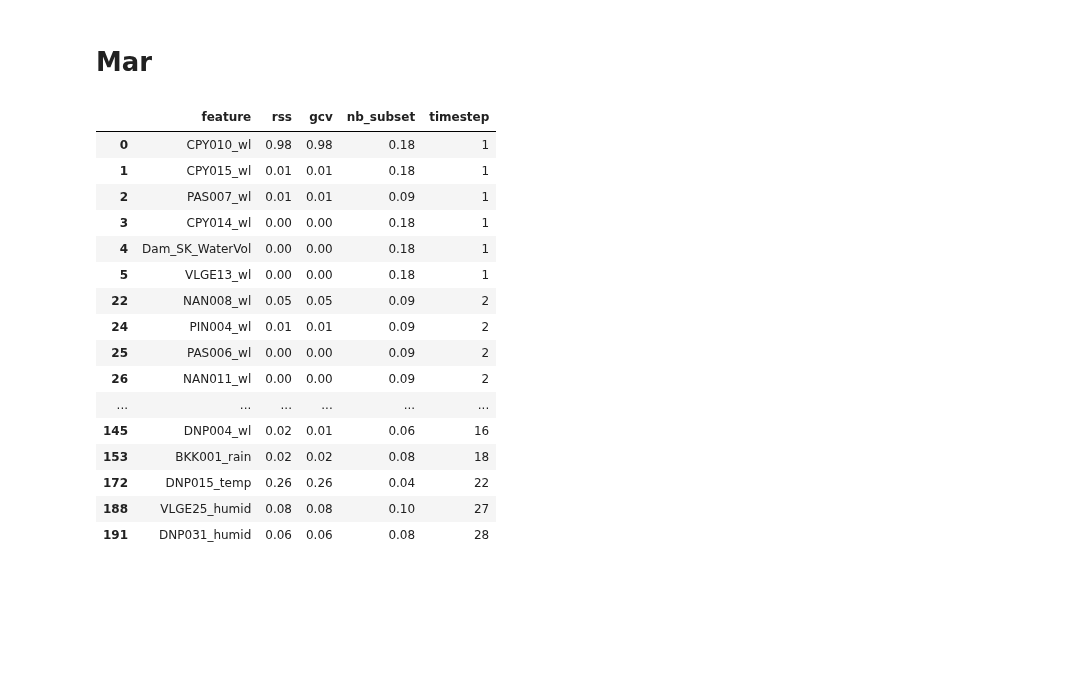
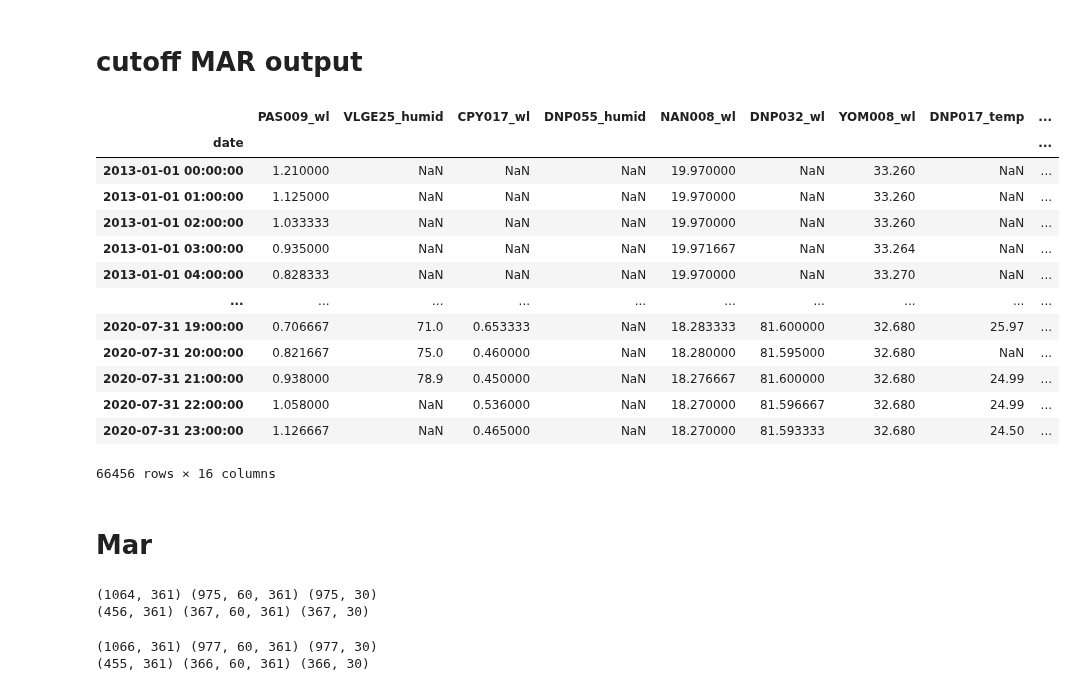
Before and after one commit to SB91ko/ChaoprayaRiver_WaterLV_prediction, a Jupyter notebook: playground.ipynb, the cells around one changed output. Saved outputs shown, nothing was run; the diff lists cells and outputs as text; code cells hidden in the pictures; blank space fills up the shorter version.

```diff
--- a/playground.ipynb
+++ b/playground.ipynb
@@ -23,0 +37,21 @@ plt.legend()
+# %% [markdown]
+# cutoff MAR output
+# %%
+day02 = call_mar(df,'CPY012_wl','day',cutoff=0.2)
+day03 = call_mar(df,'CPY012_wl','day',cutoff=0.3)
+day02
+# %% [output]
+|  | PAS009_wl | VLGE25_humid | CPY017_wl | DNP055_humid | NAN008_wl | DNP032_wl | YOM008_wl | DNP017_temp | ... |
+| date |  |  |  |  |  |  |  |  | ... |
+| 2013-01-01 00:00:00 | 1.210000 | NaN | NaN | NaN | 19.970000 | NaN | 33.260 | NaN | ... |
+| 2013-01-01 01:00:00 | 1.125000 | NaN | NaN | NaN | 19.970000 | NaN | 33.260 | NaN | ... |
+| 2013-01-01 02:00:00 | 1.033333 | NaN | NaN | NaN | 19.970000 | NaN | 33.260 | NaN | ... |
+| 2013-01-01 03:00:00 | 0.935000 | NaN | NaN | NaN | 19.971667 | NaN | 33.264 | NaN | ... |
+| 2013-01-01 04:00:00 | 0.828333 | NaN | NaN | NaN | 19.970000 | NaN | 33.270 | NaN | ... |
+| ... | ... | ... | ... | ... | ... | ... | ... | ... | ... |
+| 2020-07-31 19:00:00 | 0.706667 | 71.0 | 0.653333 | NaN | 18.283333 | 81.600000 | 32.680 | 25.97 | ... |
+| 2020-07-31 20:00:00 | 0.821667 | 75.0 | 0.460000 | NaN | 18.280000 | 81.595000 | 32.680 | NaN | ... |
+| 2020-07-31 21:00:00 | 0.938000 | 78.9 | 0.450000 | NaN | 18.276667 | 81.600000 | 32.680 | 24.99 | ... |
+| 2020-07-31 22:00:00 | 1.058000 | NaN | 0.536000 | NaN | 18.270000 | 81.596667 | 32.680 | 24.99 | ... |
+| 2020-07-31 23:00:00 | 1.126667 | NaN | 0.465000 | NaN | 18.270000 | 81.593333 | 32.680 | 24.50 | ... |
+66456 rows × 16 columns
@@ -30,24 +62,0 @@ mar = pd.read_csv(MARfile)
-# %%
-# if sel_t!=None: mar = mar.loc[mar['timestep']<=sel_t]
-# col = [i for i in data.columns]
-# select_col = intersection(col,mar['feature'])
-cutoff=.05
-mar.loc[(mar['rss']>cutoff)|(mar['gcv']>cutoff)]
-# %% [output]
-|  | feature | rss | gcv | nb_subset | timestep |
-| 0 | CPY010_wl | 0.98 | 0.98 | 0.18 | 1 |
-| 1 | CPY015_wl | 0.01 | 0.01 | 0.18 | 1 |
-| 2 | PAS007_wl | 0.01 | 0.01 | 0.09 | 1 |
-| 3 | CPY014_wl | 0.00 | 0.00 | 0.18 | 1 |
-| 4 | Dam_SK_WaterVol | 0.00 | 0.00 | 0.18 | 1 |
-| 5 | VLGE13_wl | 0.00 | 0.00 | 0.18 | 1 |
-| 22 | NAN008_wl | 0.05 | 0.05 | 0.09 | 2 |
-| 24 | PIN004_wl | 0.01 | 0.01 | 0.09 | 2 |
-| 25 | PAS006_wl | 0.00 | 0.00 | 0.09 | 2 |
-| 26 | NAN011_wl | 0.00 | 0.00 | 0.09 | 2 |
-| ... | ... | ... | ... | ... | ... |
-| 145 | DNP004_wl | 0.02 | 0.01 | 0.06 | 16 |
-| 153 | BKK001_rain | 0.02 | 0.02 | 0.08 | 18 |
-| 172 | DNP015_temp | 0.26 | 0.26 | 0.04 | 22 |
-| 188 | VLGE25_humid | 0.08 | 0.08 | 0.10 | 27 |
-| 191 | DNP031_humid | 0.06 | 0.06 | 0.08 | 28 |
@@ -53,0 +143,12 @@ mar.loc[(mar['rss']>cutoff)|(mar['gcv']>cutoff)]
+# %%
+print(train.shape,X_train.shape,y_train.shape)
+print(test.shape,X_test.shape,y_test.shape)
+# %% [output]
+(1064, 361) (975, 60, 361) (975, 30)
+(456, 361) (367, 60, 361) (367, 30)
+# %%
+print(train.shape,X_train.shape,y_train.shape)
+print(test.shape,X_test.shape,y_test.shape)
+# %% [output]
+(1066, 361) (977, 60, 361) (977, 30)
+(455, 361) (366, 60, 361) (366, 30)
```
Also changed, not shown: parts of 15 cells of this notebook, 20 other files.
